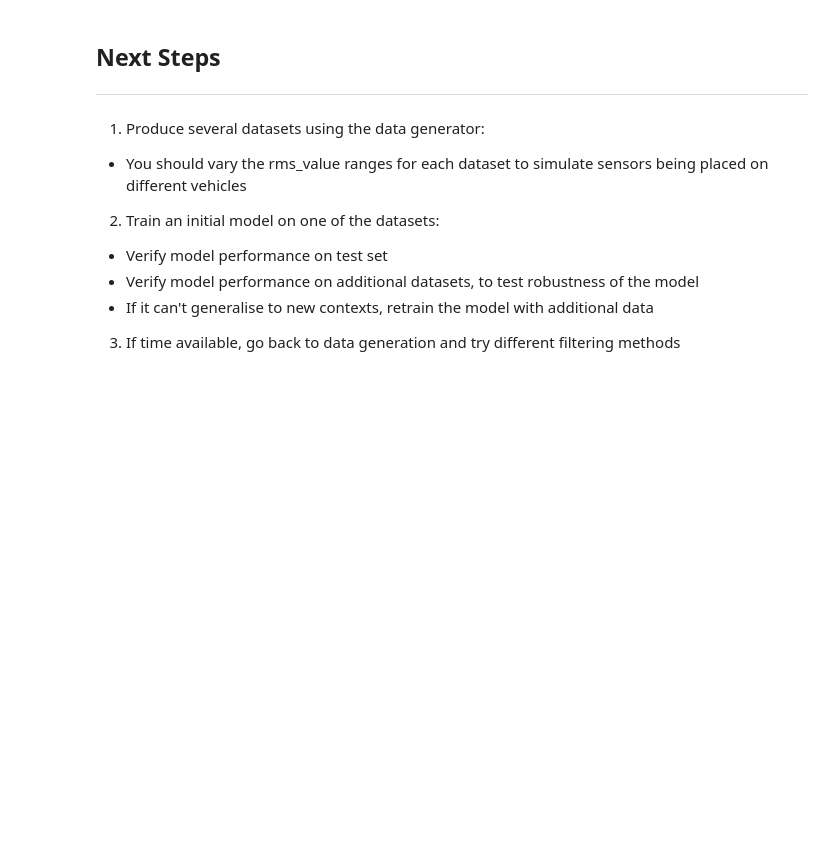
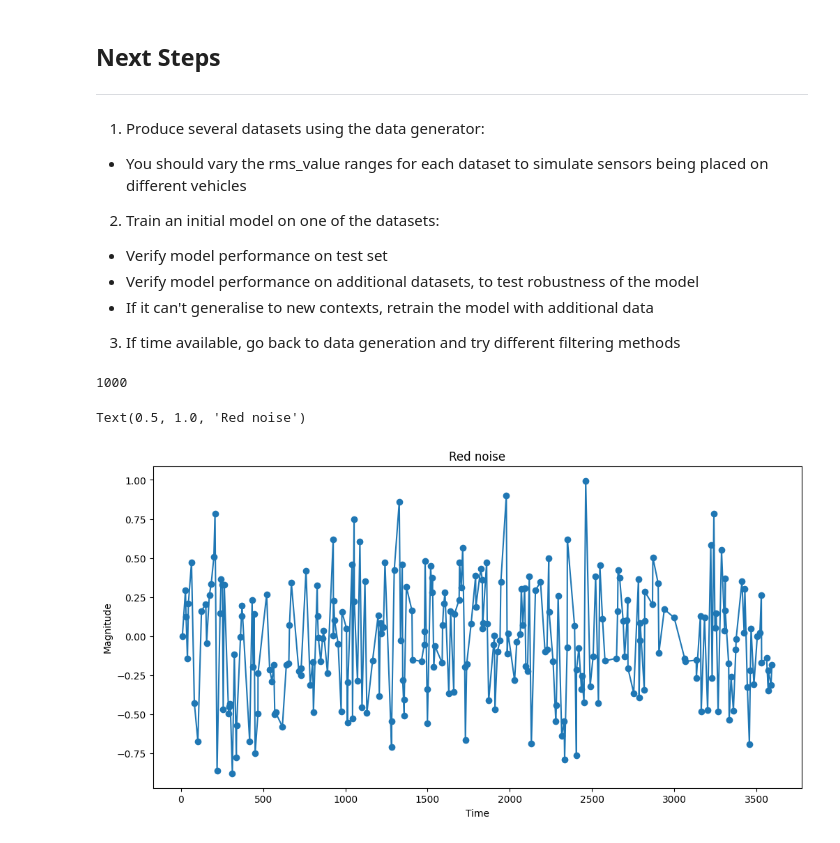
Before and after one commit to Danielwoodh/Time-Series-Data-Generation, a Jupyter notebook: EDA - 0.0.ipynb, the cells around one changed output. Drawn from its saved outputs; the diff is of its cells as text; code cells hidden in the pictures; blank space fills up the shorter version.

Commit message:
Working version before testing sinusoidal waves

```diff
--- a/EDA - 0.0.ipynb
+++ b/EDA - 0.0.ipynb
@@ -138,0 +147,31 @@ df = pd.read_csv('./Generated Data/dataset_0.csv')
+# %%
+import numpy as np
+import matplotlib.pyplot as plt
+import timesynth as ts
+
+# Initializing TimeSampler
+time_sampler = ts.TimeSampler(stop_time=3600)
+# Sampling irregular time samples
+irregular_time_samples = time_sampler.sample_irregular_time(num_points=500, keep_percentage=50)
+
+sinusoid = ts.signals.Sinusoidal(frequency=2)
+red_noise = ts.noise.RedNoise(std=0.5, tau=0.8)
+# Initialize TimeSeries object
+time_series = ts.TimeSeries(sinusoid, noise_generator=red_noise)
+
+# Sampling using the irregular time samples
+samples_corr, signals_corr, errors_corr = time_series.sample(irregular_time_samples)
+
+# Generate the time series data
+data = time_series.sample(time_range)
+print(len(time_range))
+# Plot the generated data
+plt.figure(figsize=(12, 6))
+plt.plot(irregular_time_samples, errors_corr, marker='o')
+plt.xlabel('Time')
+plt.ylabel('Magnitude')
+plt.title('Red noise')
+# %% [output]
+1000
+Text(0.5, 1.0, 'Red noise')
+[figure, added]
```
Also changed, not shown: parts of 13 cells of this notebook, 2 other files.
